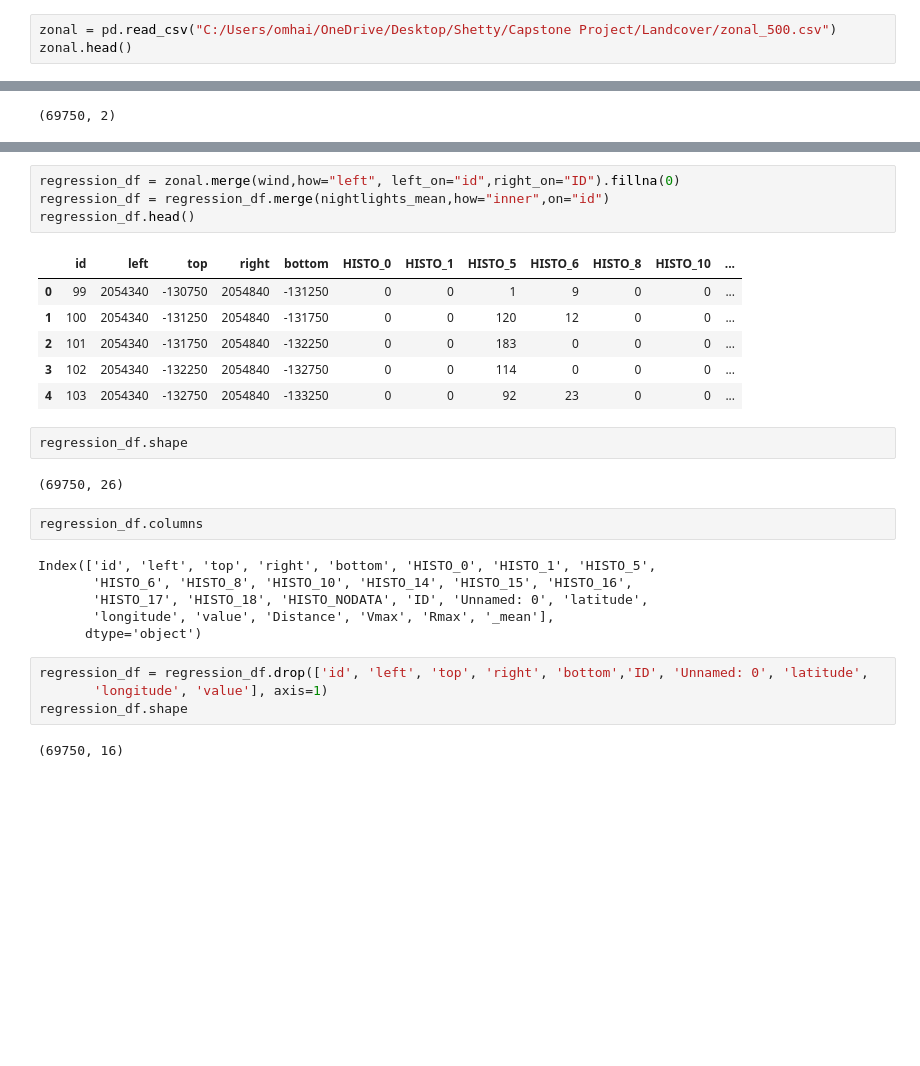
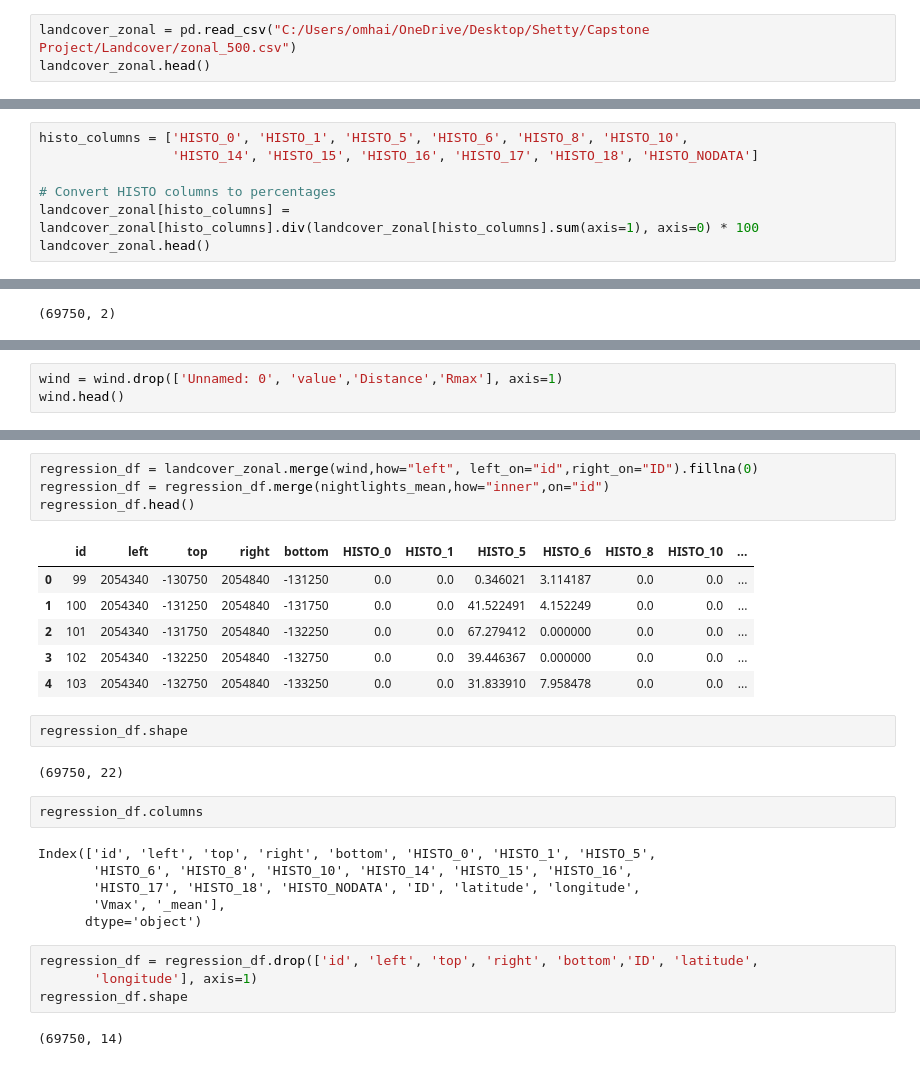
Before and after one commit to Akshay-Shreesha/Dashboard-for-Power-Outage-Forecasts-for-an-Emergency-Response-to-Hurricanes, a Jupyter notebook: Landcover_Nightlights.ipynb, the cells around one changed output, grey strips where cells are left out. Drawn from its saved outputs; the diff is of its cells as text; blank space fills up the shorter version.

```diff
--- a/Landcover_Nightlights.ipynb
+++ b/Landcover_Nightlights.ipynb
@@ -94,6 +88,6 @@ landcover.head()
 # %%
-zonal = pd.read_csv("C:/Users/omhai/OneDrive/Desktop/Shetty/Capstone Project/Landcover/zonal_500.csv")
-zonal.head()
+landcover_zonal = pd.read_csv("C:/Users/omhai/OneDrive/Desktop/Shetty/Capstone Project/Landcover/zonal_500.csv")
+landcover_zonal.head()
 # %% [output]
 |  | id | left | top | right | bottom | HISTO_0 | HISTO_1 | HISTO_5 | HISTO_6 | HISTO_8 | HISTO_10 | ... |
 | 0 | 1 | 2054340 | -81750 | 2054840 | -82250 | 0 | 0 | 0 | 0 | 0 | 0 | ... |
@@ -112,0 +98,7 @@ zonal.iloc[:5,:5]
+# %%
+histo_columns = ['HISTO_0', 'HISTO_1', 'HISTO_5', 'HISTO_6', 'HISTO_8', 'HISTO_10',
+                 'HISTO_14', 'HISTO_15', 'HISTO_16', 'HISTO_17', 'HISTO_18', 'HISTO_NODATA']
+
+# Convert HISTO columns to percentages
+landcover_zonal[histo_columns] = landcover_zonal[histo_columns].div(landcover_zonal[histo_columns].sum(axis=1), axis=0) * 100
+landcover_zonal.head()
@@ -169,0 +230,3 @@ zonal.head()
+# %%
+wind = wind.drop(['Unnamed: 0', 'value','Distance','Rmax'], axis=1)
+wind.head()
@@ -170,32 +240,32 @@ zonal.head()
 # %%
-regression_df = zonal.merge(wind,how="left", left_on="id",right_on="ID").fillna(0)
+regression_df = landcover_zonal.merge(wind,how="left", left_on="id",right_on="ID").fillna(0)
 regression_df = regression_df.merge(nightlights_mean,how="inner",on="id")
 regression_df.head()
 # %% [output]
 |  | id | left | top | right | bottom | HISTO_0 | HISTO_1 | HISTO_5 | HISTO_6 | HISTO_8 | HISTO_10 | ... |
-| 0 | 99 | 2054340 | -130750 | 2054840 | -131250 | 0 | 0 | 1 | 9 | 0 | 0 | ... |
-| 1 | 100 | 2054340 | -131250 | 2054840 | -131750 | 0 | 0 | 120 | 12 | 0 | 0 | ... |
-| 2 | 101 | 2054340 | -131750 | 2054840 | -132250 | 0 | 0 | 183 | 0 | 0 | 0 | ... |
-| 3 | 102 | 2054340 | -132250 | 2054840 | -132750 | 0 | 0 | 114 | 0 | 0 | 0 | ... |
-| 4 | 103 | 2054340 | -132750 | 2054840 | -133250 | 0 | 0 | 92 | 23 | 0 | 0 | ... |
+| 0 | 99 | 2054340 | -130750 | 2054840 | -131250 | 0.0 | 0.0 | 0.346021 | 3.114187 | 0.0 | 0.0 | ... |
+| 1 | 100 | 2054340 | -131250 | 2054840 | -131750 | 0.0 | 0.0 | 41.522491 | 4.152249 | 0.0 | 0.0 | ... |
+| 2 | 101 | 2054340 | -131750 | 2054840 | -132250 | 0.0 | 0.0 | 67.279412 | 0.000000 | 0.0 | 0.0 | ... |
+| 3 | 102 | 2054340 | -132250 | 2054840 | -132750 | 0.0 | 0.0 | 39.446367 | 0.000000 | 0.0 | 0.0 | ... |
+| 4 | 103 | 2054340 | -132750 | 2054840 | -133250 | 0.0 | 0.0 | 31.833910 | 7.958478 | 0.0 | 0.0 | ... |
 # %%
 regression_df.shape
 # %% [output]
-(69750, 26)
+(69750, 22)
 # %%
 regression_df.columns
 # %% [output]
 Index(['id', 'left', 'top', 'right', 'bottom', 'HISTO_0', 'HISTO_1', 'HISTO_5',
        'HISTO_6', 'HISTO_8', 'HISTO_10', 'HISTO_14', 'HISTO_15', 'HISTO_16',
-       'HISTO_17', 'HISTO_18', 'HISTO_NODATA', 'ID', 'Unnamed: 0', 'latitude',
-       'longitude', 'value', 'Distance', 'Vmax', 'Rmax', '_mean'],
+       'HISTO_17', 'HISTO_18', 'HISTO_NODATA', 'ID', 'latitude', 'longitude',
+       'Vmax', '_mean'],
       dtype='object')
 # %%
-regression_df = regression_df.drop(['id', 'left', 'top', 'right', 'bottom','ID', 'Unnamed: 0', 'latitude',
-       'longitude', 'value'], axis=1)
+regression_df = regression_df.drop(['id', 'left', 'top', 'right', 'bottom','ID', 'latitude',
+       'longitude'], axis=1)
 regression_df.shape
 # %% [output]
-(69750, 16)
+(69750, 14)
 # %%
 regression_df.columns
 # %% [output]
```
Also changed, not shown: parts of 17 cells of this notebook.
